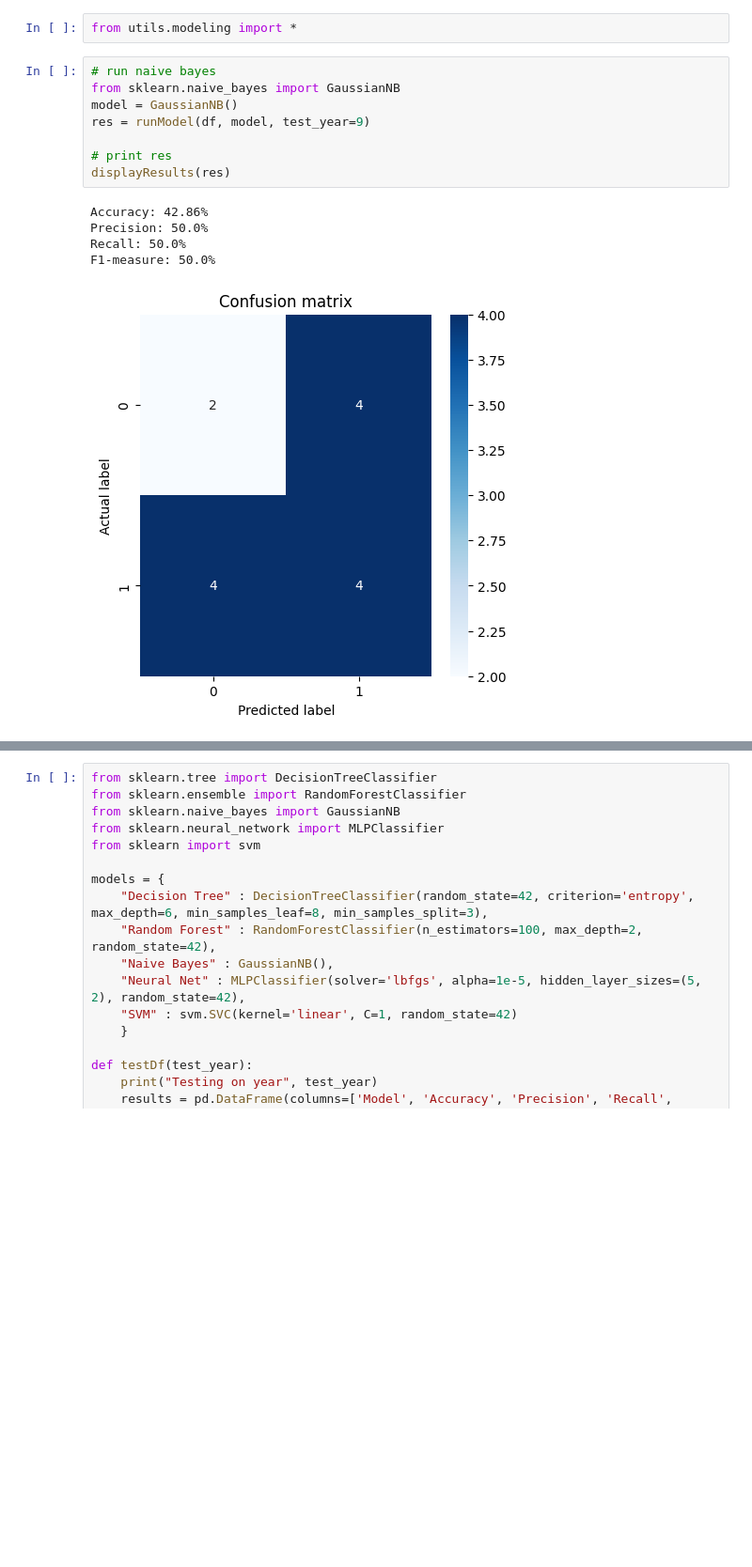
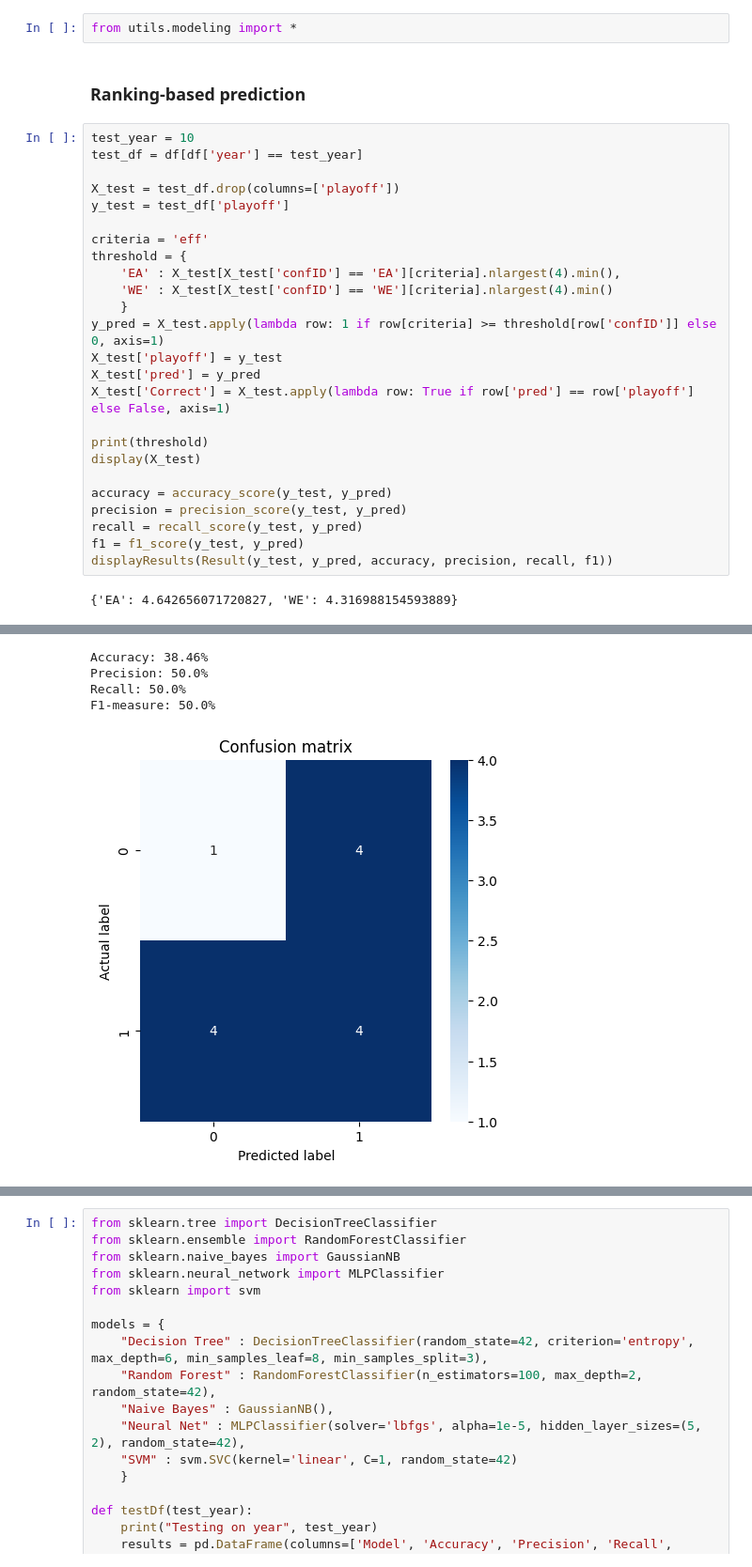
Before and after one commit to MartimHenriques/feup-machine-learning, a Jupyter notebook: src/pipeline.ipynb, the cells around one changed output, grey strips where cells are left out. Shown at 94% size. Drawn from its saved outputs; the diff is of its cells as text; blank space fills up the shorter version.

Commit message:
Added ranking-based prediction, closes #2

```diff
--- a/src/pipeline.ipynb
+++ b/src/pipeline.ipynb
@@ -69,17 +69,32 @@ The reason being it wouldn't make sense to scatter data from different years, si
 As an example, we can train the model with the first 9 years and use the 10th and last to test the model's predictions.
 # %%
 from utils.modeling import *
-# %%
-# run naive bayes
-from sklearn.naive_bayes import GaussianNB
-model = GaussianNB()
-res = runModel(df, model, test_year=9)
-
-# print res
-displayResults(res)
-# %% [output]
-Accuracy: 42.86%
-Precision: 50.0%
-Recall: 50.0%
-F1-measure: 50.0%
-[figure, removed]
+# %% [markdown]
+### Ranking-based prediction
+# %%
+test_year = 10
+test_df = df[df['year'] == test_year]
+
+X_test = test_df.drop(columns=['playoff'])
+y_test = test_df['playoff']
+
+criteria = 'eff'
+threshold = {
+    'EA' : X_test[X_test['confID'] == 'EA'][criteria].nlargest(4).min(),
+    'WE' : X_test[X_test['confID'] == 'WE'][criteria].nlargest(4).min()
+    }
+y_pred = X_test.apply(lambda row: 1 if row[criteria] >= threshold[row['confID']] else 0, axis=1)
+X_test['playoff'] = y_test
+X_test['pred'] = y_pred
+X_test['Correct'] = X_test.apply(lambda row: True if row['pred'] == row['playoff'] else False, axis=1)
+
+print(threshold)
+display(X_test)
+
+accuracy = accuracy_score(y_test, y_pred)
+precision = precision_score(y_test, y_pred)
+recall = recall_score(y_test, y_pred)
+f1 = f1_score(y_test, y_pred)
+displayResults(Result(y_test, y_pred, accuracy, precision, recall, f1))
+# %% [output]
+{'EA': 4.642656071720827, 'WE': 4.316988154593889}
@@ -85,0 +115,5 @@ F1-measure: 50.0%
+Accuracy: 38.46%
+Precision: 50.0%
+Recall: 50.0%
+F1-measure: 50.0%
+[figure, added]
```
Also changed, not shown: parts of 3 cells of this notebook, 1 other file.
